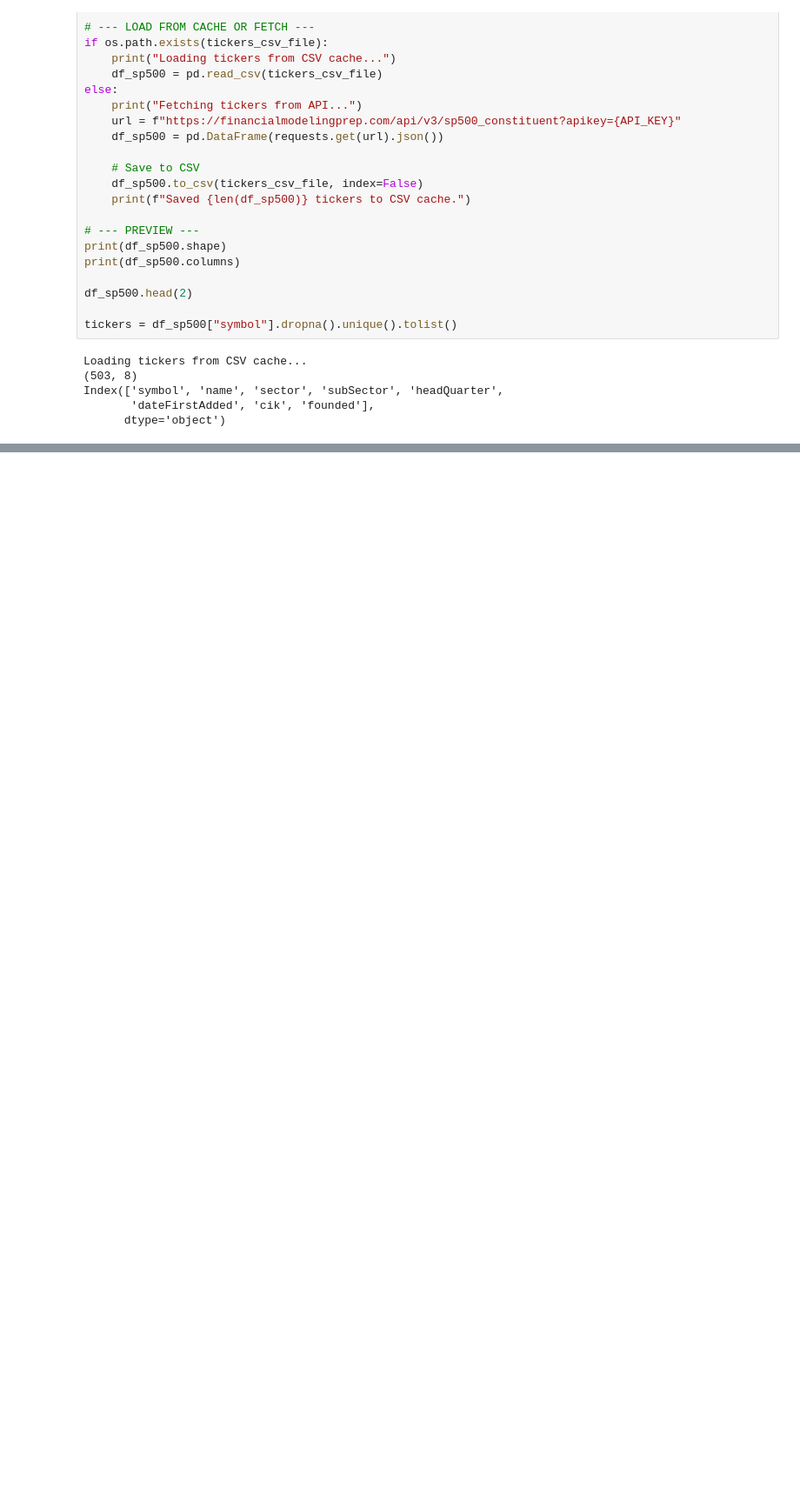
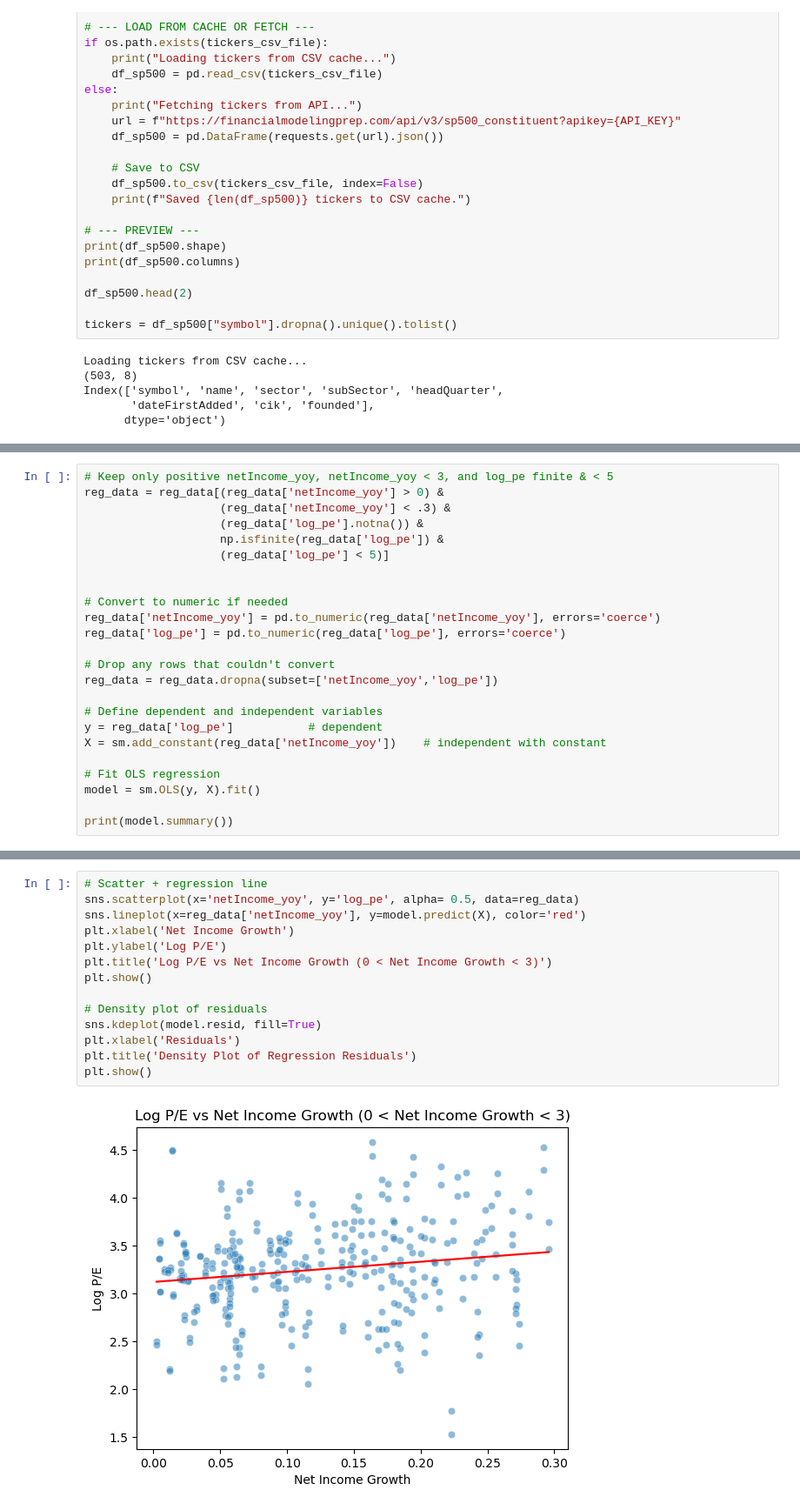
Before and after one commit to Nicholas-Sanso/SPY_Behavior, a Jupyter notebook: contextualizing_pricing_2.ipynb, the cells around one changed output, grey strips where cells are left out. Shown: that part at 87% size. Saved outputs shown, nothing was run; the diff lists cells and outputs as text; blank space fills up the shorter version.

```diff
--- a/contextualizing_pricing_2.ipynb
+++ b/contextualizing_pricing_2.ipynb
@@ -449,0 +365,24 @@ NameError: name 'reg_df' is not defined
+# %%
+# Keep only positive netIncome_yoy, netIncome_yoy < 3, and log_pe finite & < 5
+reg_data = reg_data[(reg_data['netIncome_yoy'] > 0) &
+                    (reg_data['netIncome_yoy'] < .3) &
+                    (reg_data['log_pe'].notna()) &
+                    np.isfinite(reg_data['log_pe']) &
+                    (reg_data['log_pe'] < 5)]
+
+
+# Convert to numeric if needed
+reg_data['netIncome_yoy'] = pd.to_numeric(reg_data['netIncome_yoy'], errors='coerce')
+reg_data['log_pe'] = pd.to_numeric(reg_data['log_pe'], errors='coerce')
+
+# Drop any rows that couldn't convert
+reg_data = reg_data.dropna(subset=['netIncome_yoy','log_pe'])
+
+# Define dependent and independent variables
+y = reg_data['log_pe']           # dependent
+X = sm.add_constant(reg_data['netIncome_yoy'])    # independent with constant
+
+# Fit OLS regression
+model = sm.OLS(y, X).fit()
+
+print(model.summary())
@@ -449,0 +407,16 @@ NameError: name 'reg_df' is not defined
+# %%
+# Scatter + regression line
+sns.scatterplot(x='netIncome_yoy', y='log_pe', alpha= 0.5, data=reg_data)
+sns.lineplot(x=reg_data['netIncome_yoy'], y=model.predict(X), color='red')
+plt.xlabel('Net Income Growth')
+plt.ylabel('Log P/E')
+plt.title('Log P/E vs Net Income Growth (0 < Net Income Growth < 3)')
+plt.show()
+
+# Density plot of residuals
+sns.kdeplot(model.resid, fill=True)
+plt.xlabel('Residuals')
+plt.title('Density Plot of Regression Residuals')
+plt.show()
+# %% [output]
+[figure, added]
```
Also changed, not shown: parts of 13 cells of this notebook.
